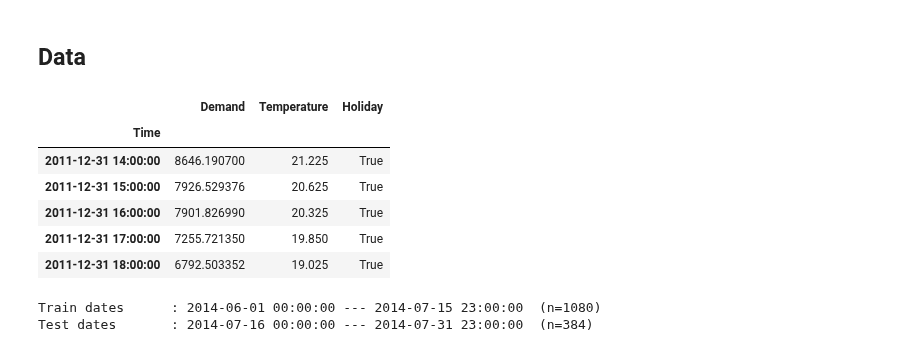
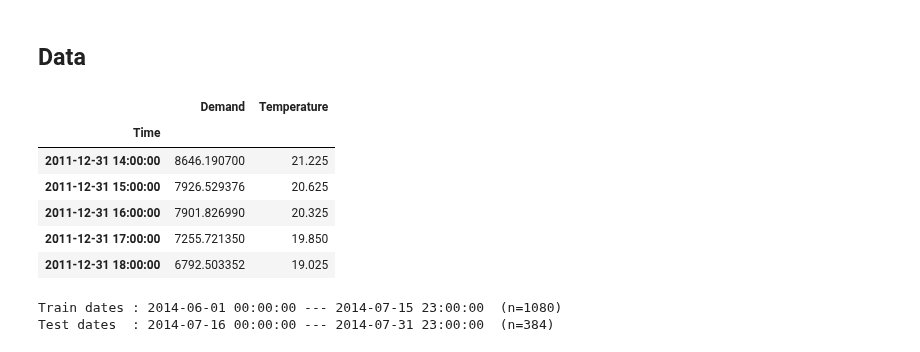
Before and after one commit to JoaquinAmatRodrigo/skforecast, a Jupyter notebook: docs/user_guides/multi-time-series-forecasting.ipynb, the cells around one changed output. Cells and saved outputs as stored; diff of their text form; code cells hidden in the pictures.

```diff
--- a/docs/user_guides/multi-time-series-forecasting.ipynb
+++ b/docs/user_guides/multi-time-series-forecasting.ipynb
@@ -57,29 +57,29 @@ from skforecast.model_selection_multiseries import grid_search_forecaster_multis
 # %%
 # Data download
 # ==============================================================================
 url = ('https://raw.githubusercontent.com/JoaquinAmatRodrigo/skforecast/master/' +
        'data/vic_elec.csv')
 data = pd.read_csv(url, sep=',')
 
 # Data preparation (aggregation at daily level)
 # ==============================================================================
 data['Time'] = pd.to_datetime(data['Time'], format='%Y-%m-%dT%H:%M:%SZ')
 data = data.set_index('Time')
 data = data.asfreq('30min')
 data = data.sort_index()
 data = data.drop(columns='Date')
 data = data.resample(rule='H', closed='left', label ='right')\
-       .agg({'Demand': 'sum', 'Temperature': 'mean', 'Holiday': 'max'})
+       .agg({'Demand': 'sum', 'Temperature': 'mean'})
 
 data.head()
 # %% [output]
-|  | Demand | Temperature | Holiday |
-| Time |  |  |  |
-| 2011-12-31 14:00:00 | 8646.190700 | 21.225 | True |
-| 2011-12-31 15:00:00 | 7926.529376 | 20.625 | True |
-| 2011-12-31 16:00:00 | 7901.826990 | 20.325 | True |
-| 2011-12-31 17:00:00 | 7255.721350 | 19.850 | True |
-| 2011-12-31 18:00:00 | 6792.503352 | 19.025 | True |
+|  | Demand | Temperature |
+| Time |  |  |
+| 2011-12-31 14:00:00 | 8646.190700 | 21.225 |
+| 2011-12-31 15:00:00 | 7926.529376 | 20.625 |
+| 2011-12-31 16:00:00 | 7901.826990 | 20.325 |
+| 2011-12-31 17:00:00 | 7255.721350 | 19.850 |
+| 2011-12-31 18:00:00 | 6792.503352 | 19.025 |
 # %%
 # Split data into train-val-test
 # ==============================================================================
```
Also changed, not shown: parts of 12 cells of this notebook, 1 other file.
